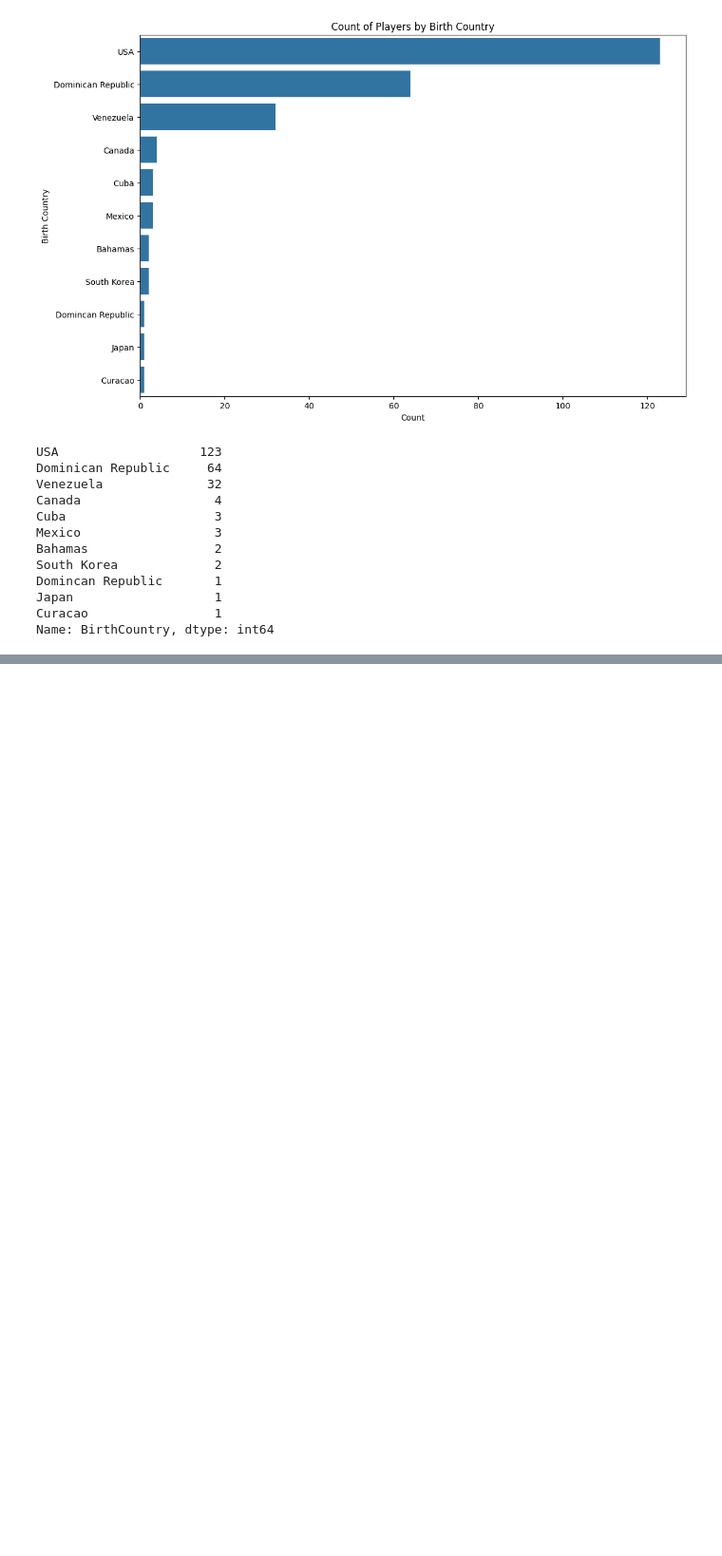
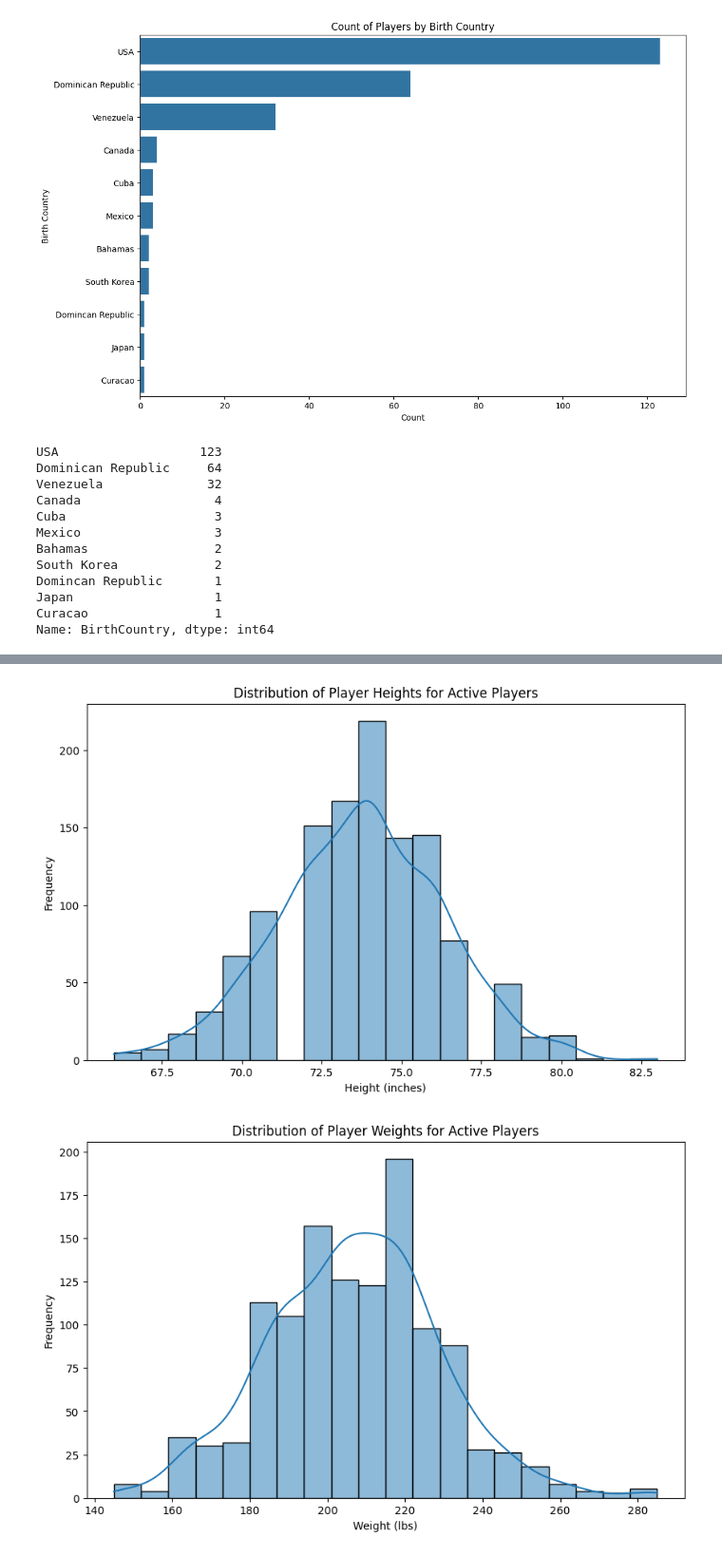
Before and after one commit to avidcyclist/baseball_data, a Jupyter notebook: data/data_playground.ipynb, the cells around one changed output, grey strips where cells are left out. Shown at 95% size. Cells and saved outputs as stored; diff of their text form; code cells hidden in the pictures; blank space fills up the shorter version.

```diff
--- a/data/data_playground.ipynb
+++ b/data/data_playground.ipynb
@@ -231,0 +298,20 @@ See the caveats in the documentation: https://pandas.pydata.org/pandas-docs/stab
+# %%
+active_players = all_players_data[all_players_data['Status'] == 'Active']
+# Example visualization: Distribution of player heights for active Marlins players
+plt.figure(figsize=(10, 6))
+sns.histplot(active_players['Height'], bins=20, kde=True)
+plt.title('Distribution of Player Heights for Active Players')
+plt.xlabel('Height (inches)')
+plt.ylabel('Frequency')
+plt.show()
+
+# Example visualization: Distribution of player weights for active Marlins players
+plt.figure(figsize=(10, 6))
+sns.histplot(active_players['Weight'], bins=20, kde=True)
+plt.title('Distribution of Player Weights for Active Players')
+plt.xlabel('Weight (lbs)')
+plt.ylabel('Frequency')
+plt.show()
+# %% [output]
+[figure, added]
+[figure, added]
```
Also changed, not shown: parts of 9 cells of this notebook.
